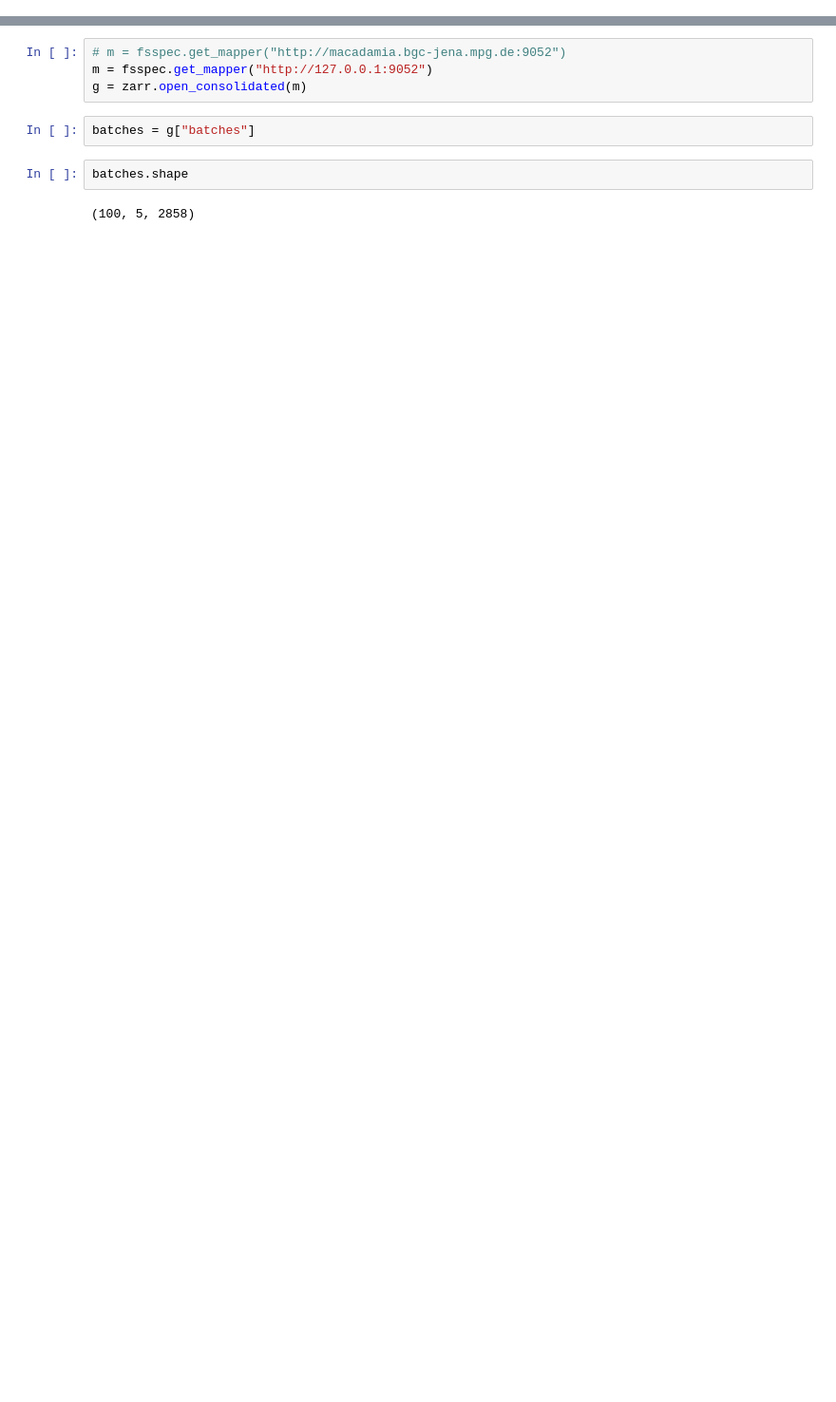
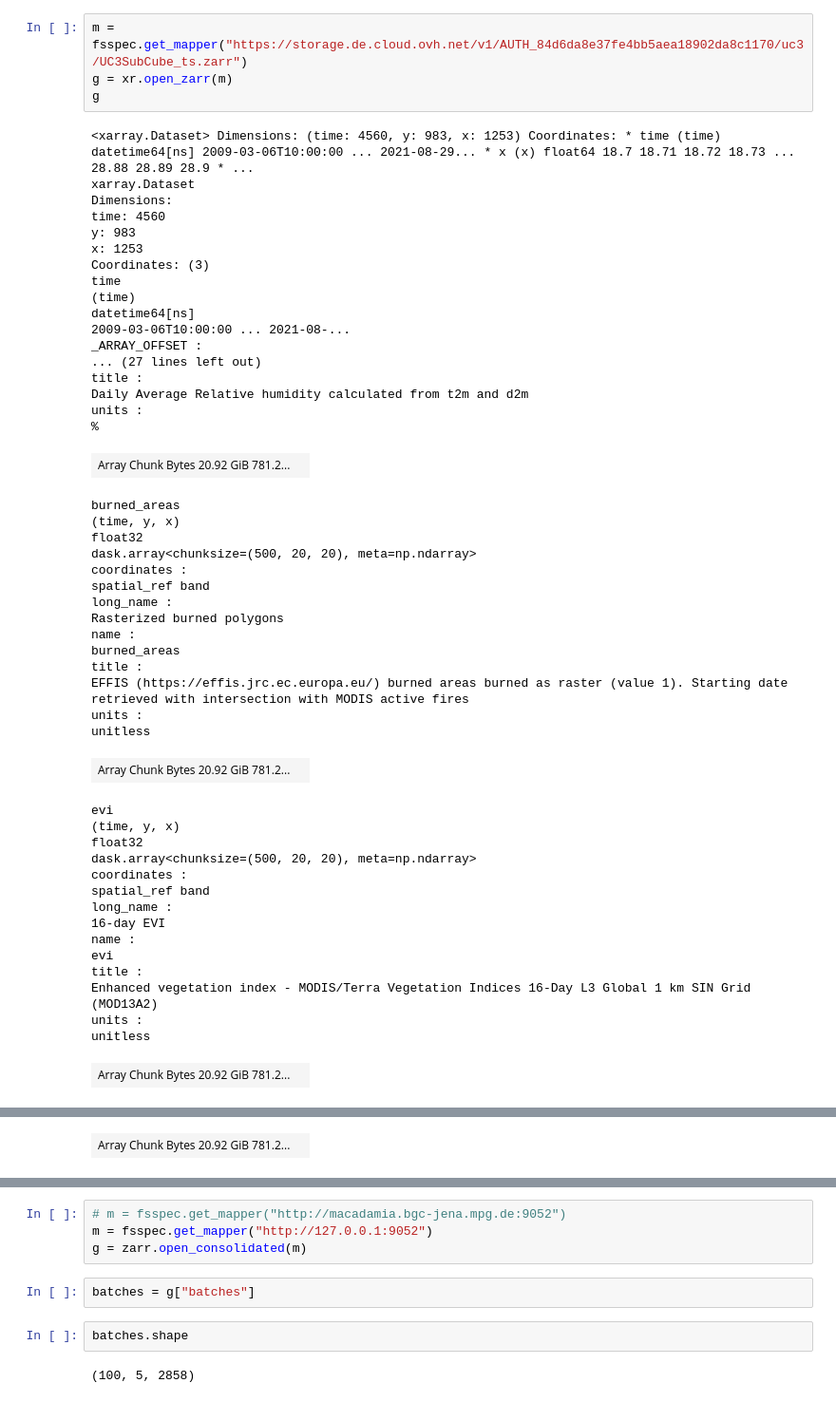
Before and after one commit to melwey/server_access, a Jupyter notebook: sampler_demo_python.ipynb, the cells around one changed output, grey strips where cells are left out. Shown: that part at 95% size. Drawn from its saved outputs; the diff is of its cells as text; blank space fills up the shorter version.

```diff
--- a/sampler_demo_python.ipynb
+++ b/sampler_demo_python.ipynb
@@ -3,0 +14,53 @@ import zarr
+# %%
+m = fsspec.get_mapper("https://storage.de.cloud.ovh.net/v1/AUTH_84d6da8e37fe4bb5aea18902da8c1170/uc3/UC3SubCube_ts.zarr")
+g = xr.open_zarr(m)
+g
+# %% [output]
+<xarray.Dataset> Dimensions: (time: 4560, y: 983, x: 1253) Coordinates: * time (time) datetime64[ns] 2009-03-06T10:00:00 ... 2021-08-29... * x (x) float64 18.7 18.71 18.72 18.73 ... 28.88 28.89 28.9 * ...
+xarray.Dataset
+Dimensions:
+time: 4560
+y: 983
+x: 1253
+Coordinates: (3)
+time
+(time)
+datetime64[ns]
+2009-03-06T10:00:00 ... 2021-08-...
+_ARRAY_OFFSET :
+... (27 lines left out)
+title :
+Daily Average Relative humidity calculated from t2m and d2m
+units :
+%
+| Array Chunk Bytes 20.92 GiB 781.2... |  |
+burned_areas
+(time, y, x)
+float32
+dask.array<chunksize=(500, 20, 20), meta=np.ndarray>
+coordinates :
+spatial_ref band
+long_name :
+Rasterized burned polygons
+name :
+burned_areas
+title :
+EFFIS (https://effis.jrc.ec.europa.eu/) burned areas burned as raster (value 1). Starting date retrieved with intersection with MODIS active fires
+units :
+unitless
+| Array Chunk Bytes 20.92 GiB 781.2... |  |
+evi
+(time, y, x)
+float32
+dask.array<chunksize=(500, 20, 20), meta=np.ndarray>
+coordinates :
+spatial_ref band
+long_name :
+16-day EVI
+name :
+evi
+title :
+Enhanced vegetation index - MODIS/Terra Vegetation Indices 16-Day L3 Global 1 km SIN Grid (MOD13A2)
+units :
+unitless
+| Array Chunk Bytes 20.92 GiB 781.2... |  |
@@ -3,0 +81 @@ import zarr
+| Array Chunk Bytes 20.92 GiB 781.2... |  |
```
Also changed, not shown: parts of 13 cells of this notebook.
